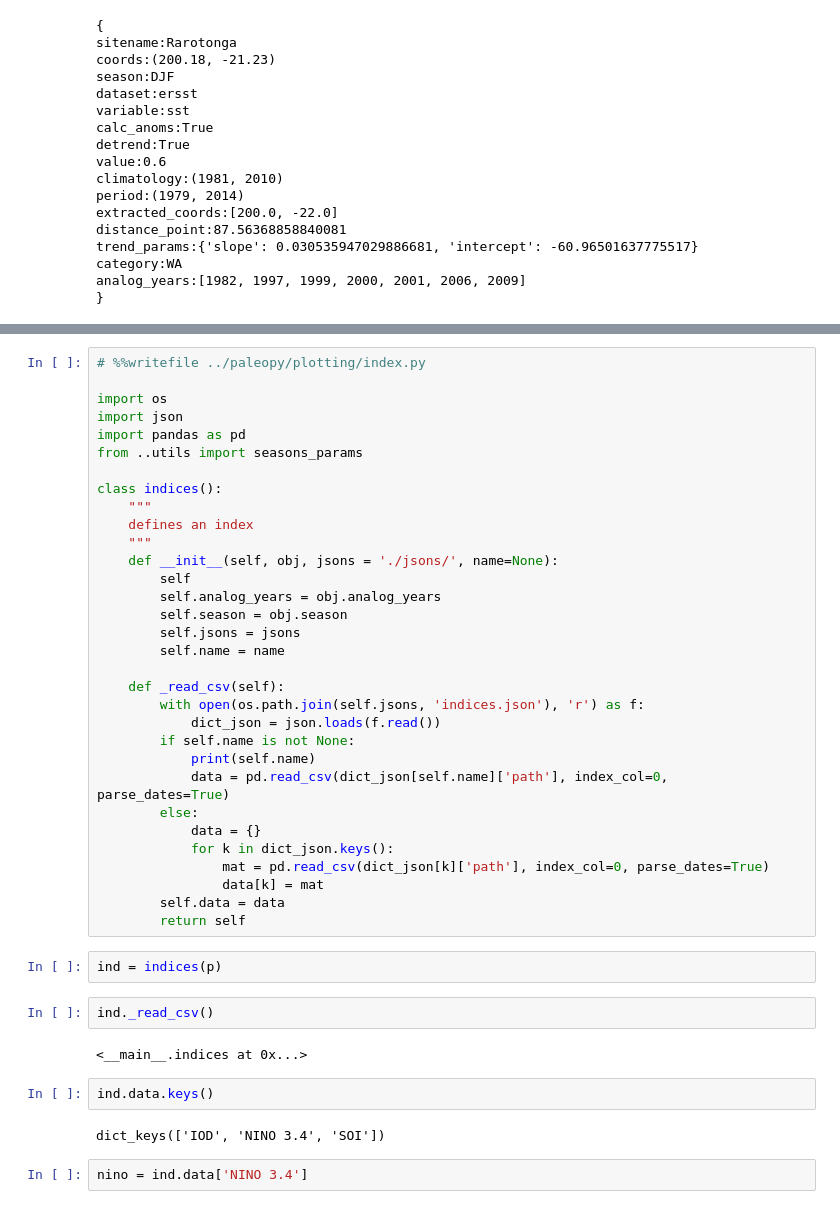
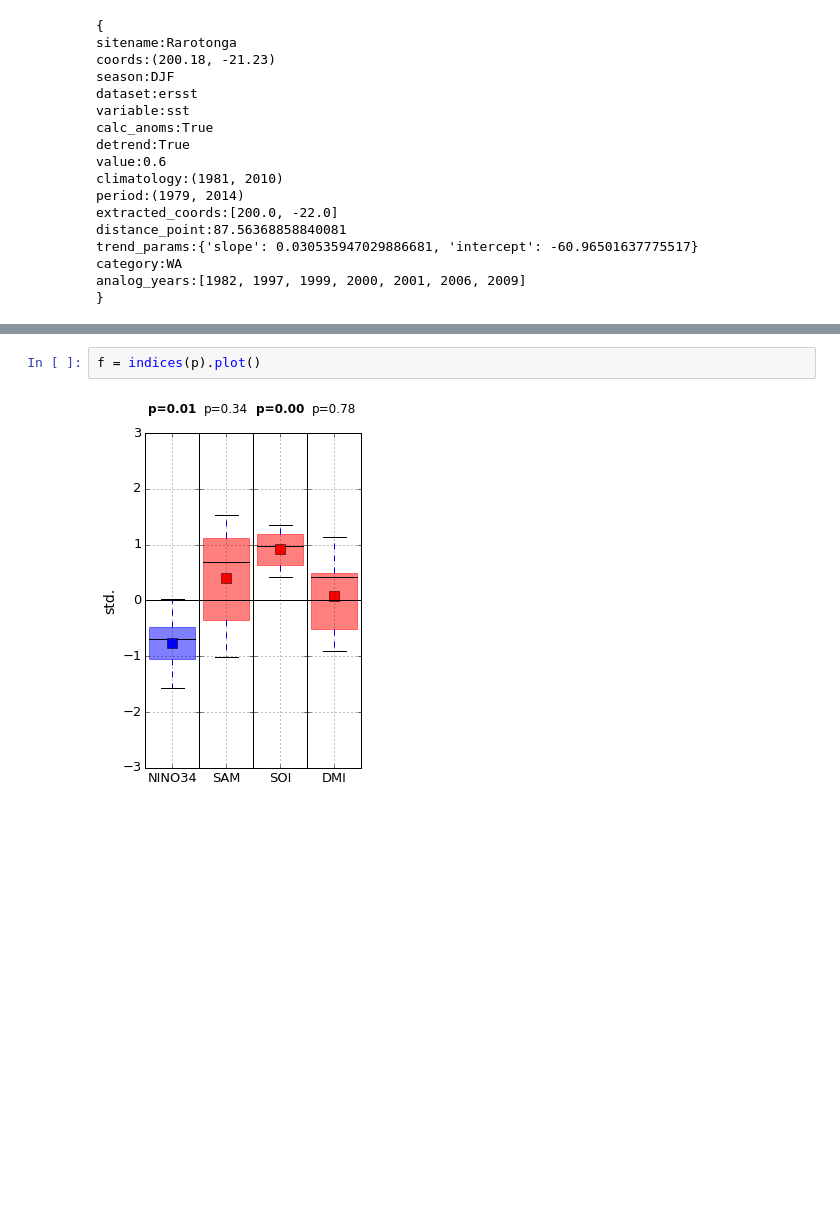
Before and after one commit to nicolasfauchereau/paleopy, a Jupyter notebook: notebooks/indices.ipynb, the cells around one changed output, grey strips where cells are left out. Cells and saved outputs as stored; diff of their text form; blank space fills up the shorter version.

Commit message:
implemented the indices classes and plotting method in the plotting folder

```diff
--- a/notebooks/indices.ipynb
+++ b/notebooks/indices.ipynb
@@ -110,44 +94,4 @@ seasons_params['Hydro. year (Jul. - Jun.)'] = (12, 6)
-# %%
-# %%writefile ../paleopy/plotting/index.py
-
-import os
-import json
-import pandas as pd
-from ..utils import seasons_params
-
-class indices():
-    """
-    defines an index
-    """
-    def __init__(self, obj, jsons = './jsons/', name=None):
-        self
-        self.analog_years = obj.analog_years
-        self.season = obj.season
-        self.jsons = jsons
-        self.name = name
-
-    def _read_csv(self):
-        with open(os.path.join(self.jsons, 'indices.json'), 'r') as f:
-            dict_json = json.loads(f.read())
-        if self.name is not None:
-            print(self.name)
-            data = pd.read_csv(dict_json[self.name]['path'], index_col=0, parse_dates=True)
-        else:
-            data = {}
-            for k in dict_json.keys():
-                mat = pd.read_csv(dict_json[k]['path'], index_col=0, parse_dates=True)
-                data[k] = mat
-        self.data = data
-        return self
 # %%
-ind = indices(p)
+f = indices(p).plot()
+# %% [output]
+[figure, added]
-# %%
-ind._read_csv()
-# %% [output]
-<__main__.indices at 0x...>
-# %%
-ind.data.keys()
-# %% [output]
-dict_keys(['IOD', 'NINO 3.4', 'SOI'])
-# %%
-nino = ind.data['NINO 3.4']
```
Also changed, not shown: parts of 16 cells of this notebook, 17 other files.
